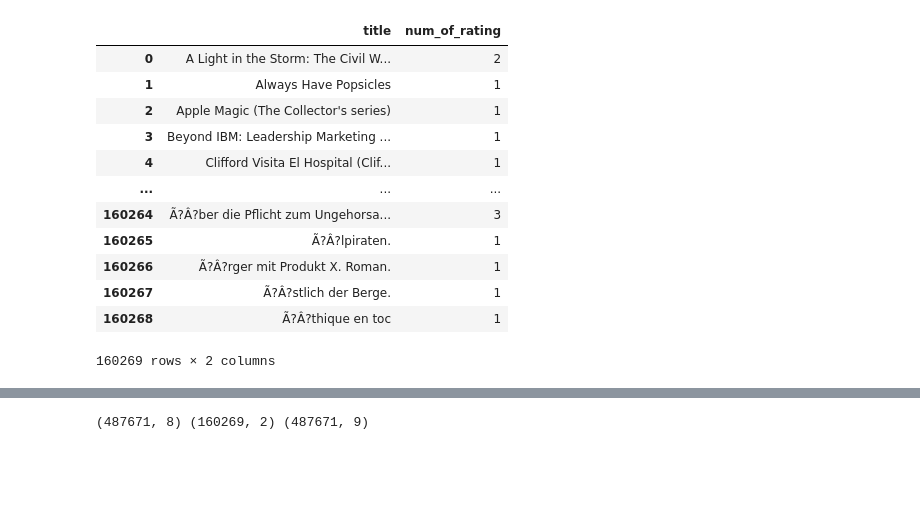
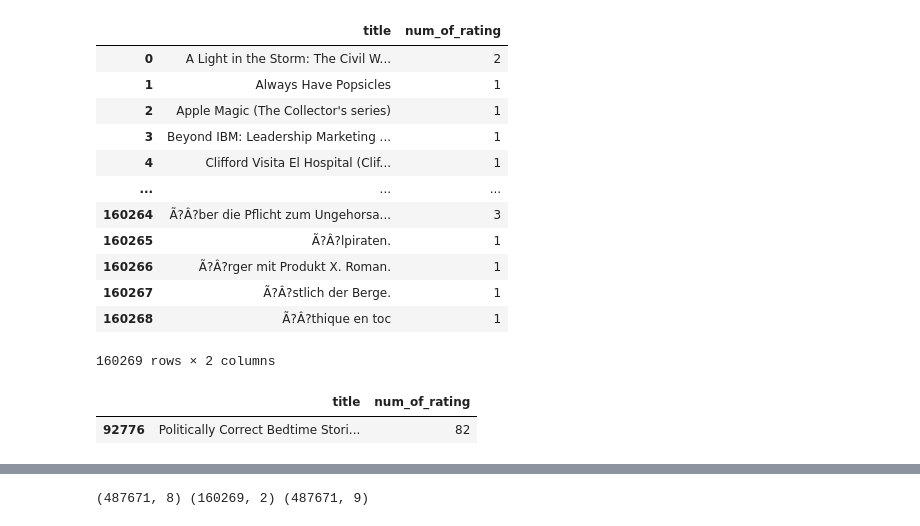
Before and after one commit to prabhat-dsc/book-recommender-system, a Jupyter notebook: notebook/research.ipynb, the cells around one changed output, grey strips where cells are left out. Saved outputs shown, nothing was run; the diff lists cells and outputs as text; code cells hidden in the pictures; blank space fills up the shorter version.

```diff
--- a/notebook/research.ipynb
+++ b/notebook/research.ipynb
@@ -364,6 +368,11 @@ number_rating
 | 160267 | Ã?Â?stlich der Berge. | 1 |
 | 160268 | Ã?Â?thique en toc | 1 |
 160269 rows × 2 columns
+# %%
+number_rating[number_rating['title']=='Politically Correct Bedtime Stories: Modern Tales for Our Life and Times']
+# %% [output]
+|  | title | num_of_rating |
+| 92776 | Politically Correct Bedtime Stori... | 82 |
 # %%
 final_rating=ratings_with_books.merge(number_rating,on='title')
 # %%
```
Also changed, not shown: parts of 14 cells of this notebook.
